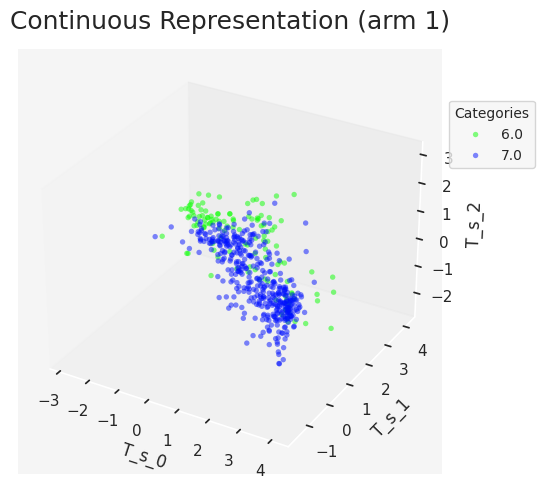
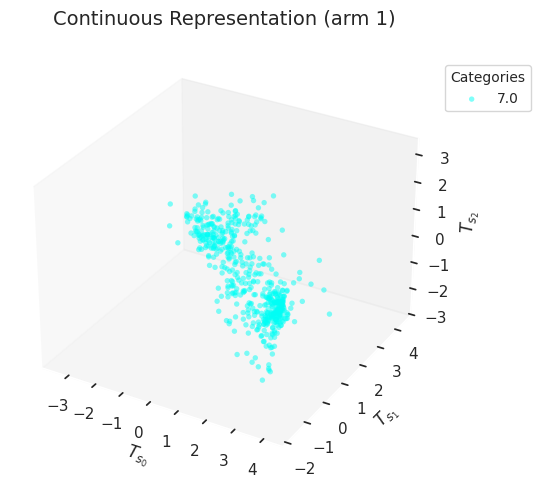
Code edit (unified diff) that turned the first committed figure into the second:
--- before
+++ after
@@ -15,5 +15,5 @@
 
     sns.set_theme()
-    sns.set(rc={'axes.facecolor':'whitesmoke'})
+    sns.set(rc={'axes.facecolor':'white'})
     scatter = []
     
@@ -26,7 +26,7 @@
                         outcome['state_mu'][arm][indices, 2],
                         color=clr, edgecolor='none', s=m_size, alpha=alp, label=lbl)
-        axs.set_xlabel(f'T_s_{0}')
-        axs.set_ylabel(f'T_s_{1}')
-        axs.set_zlabel(f'T_s_{2}')
+        axs.set_xlabel(r'$T_{s_0}$')
+        axs.set_ylabel(r'$T_{s_1}$')
+        axs.set_zlabel(r'$T_{s_2}$')
     else:
         axs = fig.add_subplot(1,1,1)
@@ -40,8 +40,8 @@
 
 
-    axs.set_title(f'Continuous Representation (arm {arm+1})', fontsize=18, pad=15)
+    axs.set_title(f'Continuous Representation (arm {arm+1})', fontsize=14, pad=15)
     axs.grid(False)
     # place legend outside of plot
-    axs.legend(loc='center left', bbox_to_anchor=(1, .8), fontsize=10, title='Categories', title_fontsize=10)
+    axs.legend(loc='center left', bbox_to_anchor=(1, .9), fontsize=10, title='Categories', title_fontsize=10)
     fig.tight_layout()
     # plt.savefig(selected_model_file + f'/state_mu_K_{model_order}_arm_{arm}.png', dpi=600)

Commit: Update - notebooks for single platform